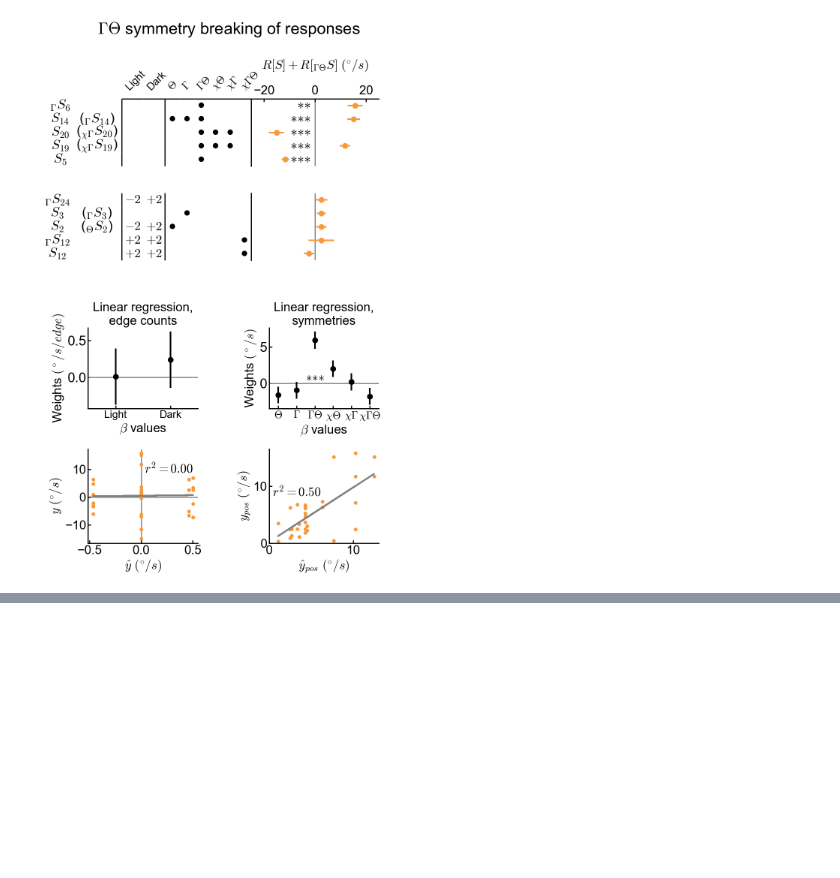
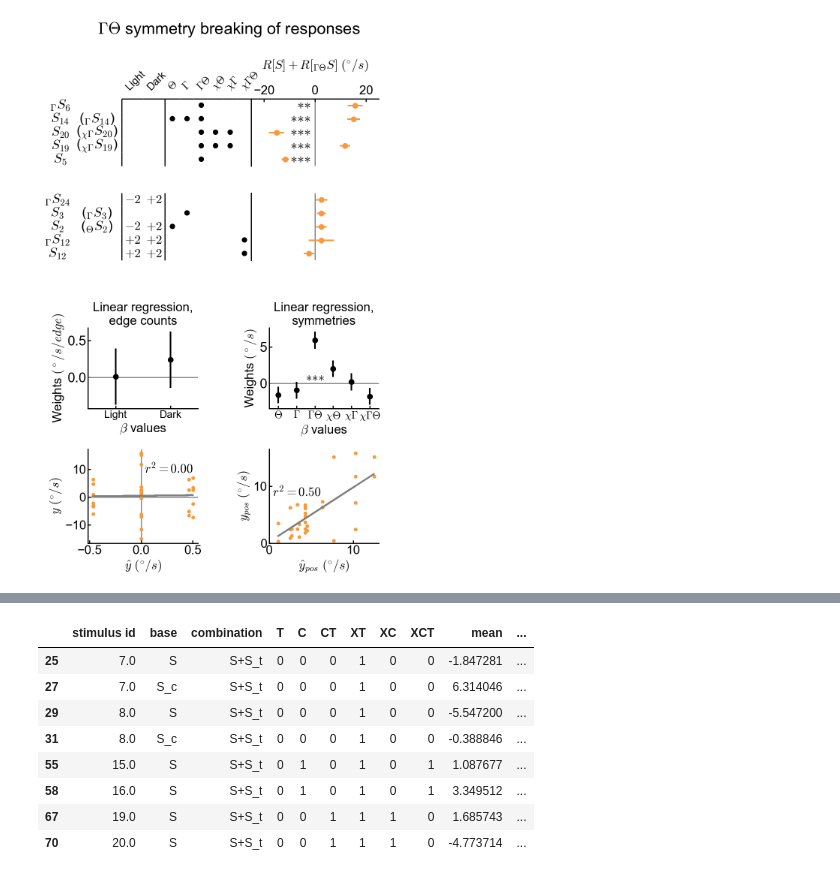
Before and after one commit to ClarkLabCode/TimeReversalSymmetry, a Jupyter notebook: figure_scripts/figure4.ipynb, the cells around one changed output, grey strips where cells are left out. Saved outputs shown, nothing was run; the diff lists cells and outputs as text; code cells hidden in the pictures; blank space fills up the shorter version.

```diff
--- a/figure_scripts/figure4.ipynb
+++ b/figure_scripts/figure4.ipynb
@@ -1487,3 +1495,9 @@ build_summary_plot(ct_flips_df, ct_flip_ols_results_edges, ct_flip_ols_results_s
 'created' timestamp seems very low; regarding as unix timestamp
 'modified' timestamp seems very low; regarding as unix timestamp
 [figure]
+# %%
+#Bonf holm correction for all XT symmetric stimuli
+display(full_agg_df)
+index_reset_full_agg_df = full_agg_df.reset_index()
+xt_bonf_holm = index_reset_full_agg_df.reset_index().loc[(index_reset_full_agg_df["XT"] == 1) & (index_reset_full_agg_df["combination"] == 'S+S_t'), :]
+xt_bonf_holm
@@ -1489,0 +1528,14 @@ build_summary_plot(ct_flips_df, ct_flip_ols_results_edges, ct_flip_ols_results_s
+# %%
+p_vals = list(xt_bonf_holm["pval_corrected"])
+xt_bonf_holm["doubly_corrected"] = multipletests(p_vals, method = 'holm')[1]
+xt_bonf_holm.loc[:, ["stimulus id", "base", "combination", "T", "C", "CT", "XT", "XC", "XCT", "mean", "sem", "pval_uncorrected", "pval_corrected", "doubly_corrected"]]
+# %% [output]
+|  | stimulus id | base | combination | T | C | CT | XT | XC | XCT | mean | ... |
+| 25 | 7.0 | S | S+S_t | 0 | 0 | 0 | 1 | 0 | 0 | -1.847281 | ... |
+| 27 | 7.0 | S_c | S+S_t | 0 | 0 | 0 | 1 | 0 | 0 | 6.314046 | ... |
+| 29 | 8.0 | S | S+S_t | 0 | 0 | 0 | 1 | 0 | 0 | -5.547200 | ... |
+| 31 | 8.0 | S_c | S+S_t | 0 | 0 | 0 | 1 | 0 | 0 | -0.388846 | ... |
+| 55 | 15.0 | S | S+S_t | 0 | 1 | 0 | 1 | 0 | 1 | 1.087677 | ... |
+| 58 | 16.0 | S | S+S_t | 0 | 1 | 0 | 1 | 0 | 1 | 3.349512 | ... |
+| 67 | 19.0 | S | S+S_t | 0 | 0 | 1 | 1 | 1 | 0 | 1.685743 | ... |
+| 70 | 20.0 | S | S+S_t | 0 | 0 | 1 | 1 | 1 | 0 | -4.773714 | ... |
```
Also changed, not shown: parts of 4 cells of this notebook, 9 other files.
